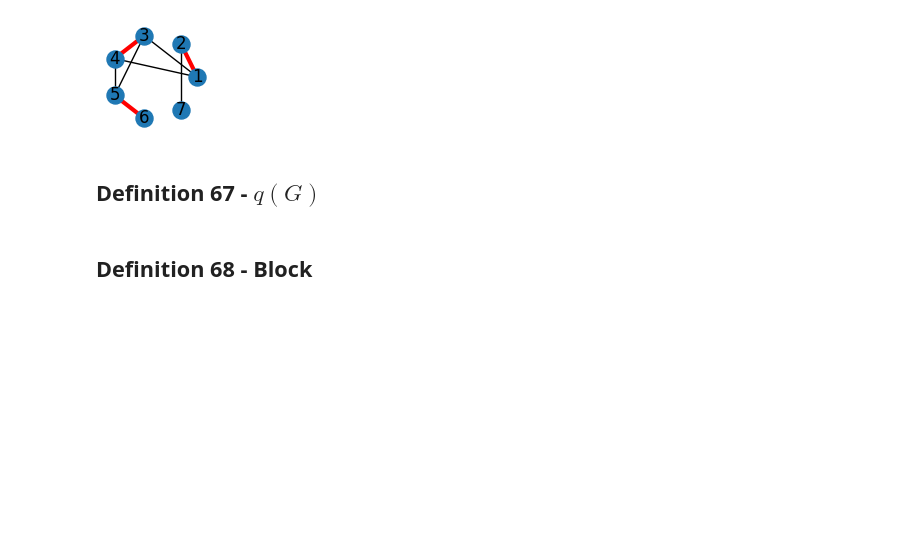
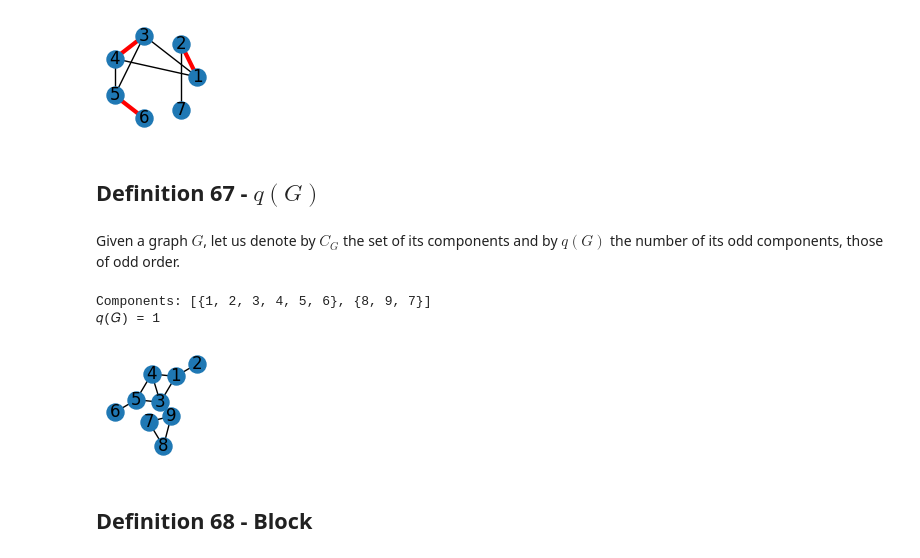
Before and after one commit to lipinski/graph-theory, a Jupyter notebook: definitions.ipynb, the cells around one changed output. Saved outputs shown, nothing was run; the diff lists cells and outputs as text; code cells hidden in the pictures; blank space fills up the shorter version.

Commit message:
Add Block, Plane Graph, Planar

```diff
--- a/definitions.ipynb
+++ b/definitions.ipynb
@@ -1251,5 +1251,22 @@ Not covered = {7}
 [figure]
 # %% [markdown]
 ## Definition 67 - $q(G)$
+# %% [markdown]
+Given a graph $G$, let us denote by $C_G$ the set of its components and by $q(G)$ the number of its odd components, those of odd order.
+# %%
+H = G.copy()
+H.add_edges_from([(7, 8), (8, 9), (9, 7)])
+
+fig = plt.figure(figsize=figsize)
+nx.draw(H, pos=nx.kamada_kawai_layout(H), node_size=150, with_labels=True)
+
+components = list(nx.connected_components(H))  # Find components
+odd_components = list(filter(lambda x: len(x) % 2 > 0 , components))  # Find odd components
+print(f'Components: {components}')
+print(f'𝑞(𝐺) = {len(odd_components)}')
+# %% [output]
+Components: [{1, 2, 3, 4, 5, 6}, {8, 9, 7}]
+𝑞(𝐺) = 1
+[figure, added]
 # %% [markdown]
 ## Definition 68 - Block
```
Also changed, not shown: parts of 12 cells of this notebook.
